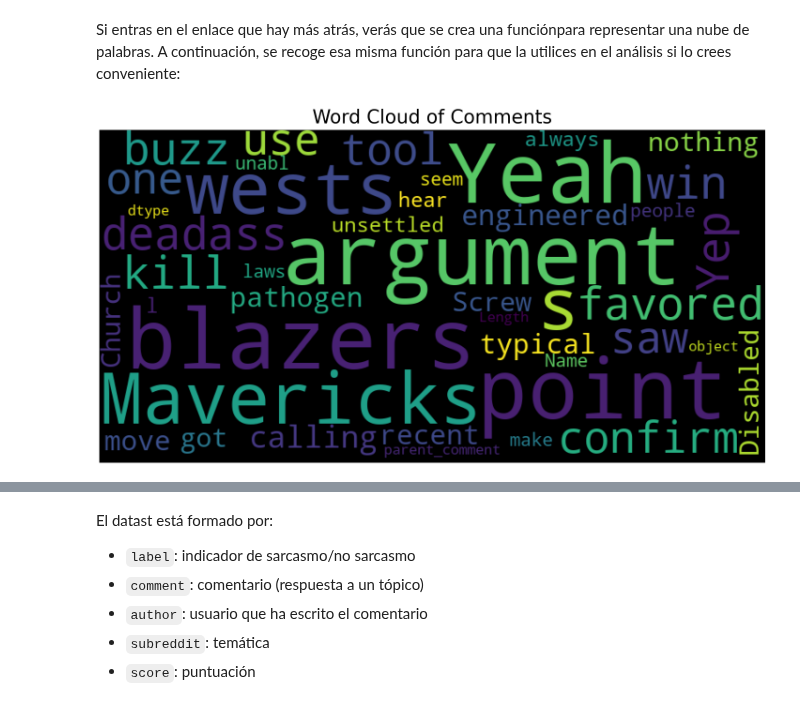
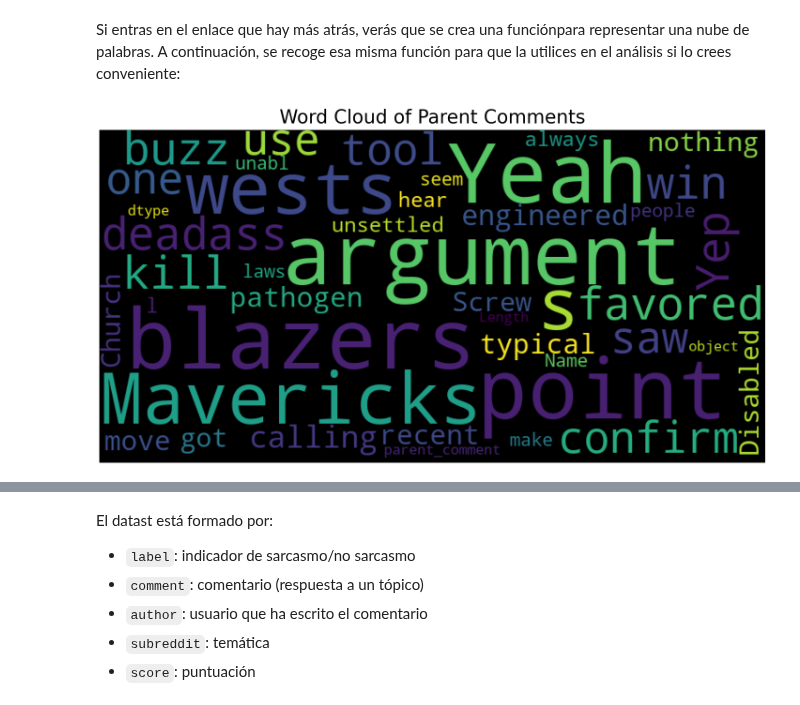
Before and after one commit to franciscocanon-thebridge/bootcamp_thebridge_PTSep20, a Jupyter notebook: Bloque 3 - Machine Learning/04_NLP/ejercicios/01_Detector_Sarcasmo.ipynb, the cells around one changed output, grey strips where cells are left out. Drawn from its saved outputs; the diff is of its cells as text; code cells hidden in the pictures.

```diff
--- a/Bloque 3 - Machine Learning/04_NLP/ejercicios/01_Detector_Sarcasmo.ipynb
+++ b/Bloque 3 - Machine Learning/04_NLP/ejercicios/01_Detector_Sarcasmo.ipynb
@@ -60,9 +60,9 @@ def plot_wordcloud(text, mask=None, max_words=200, max_font_size=100, figure_siz
 train_df = pd.read_csv('train-balanced-sarcasm.csv')
 # %%
 # Ejemplo de uso con la nube de palabras:
-plot_wordcloud(train_df["parent_comment"], title="Word Cloud of Comments")
+plot_wordcloud(train_df["parent_comment"], title="Word Cloud of Parent Comments")
 # %% [output]
-[figure, old version]
+[figure, new version]
 # %%
 train_df.head()
 # %% [output]
```
Also changed, not shown: 1 other file.
